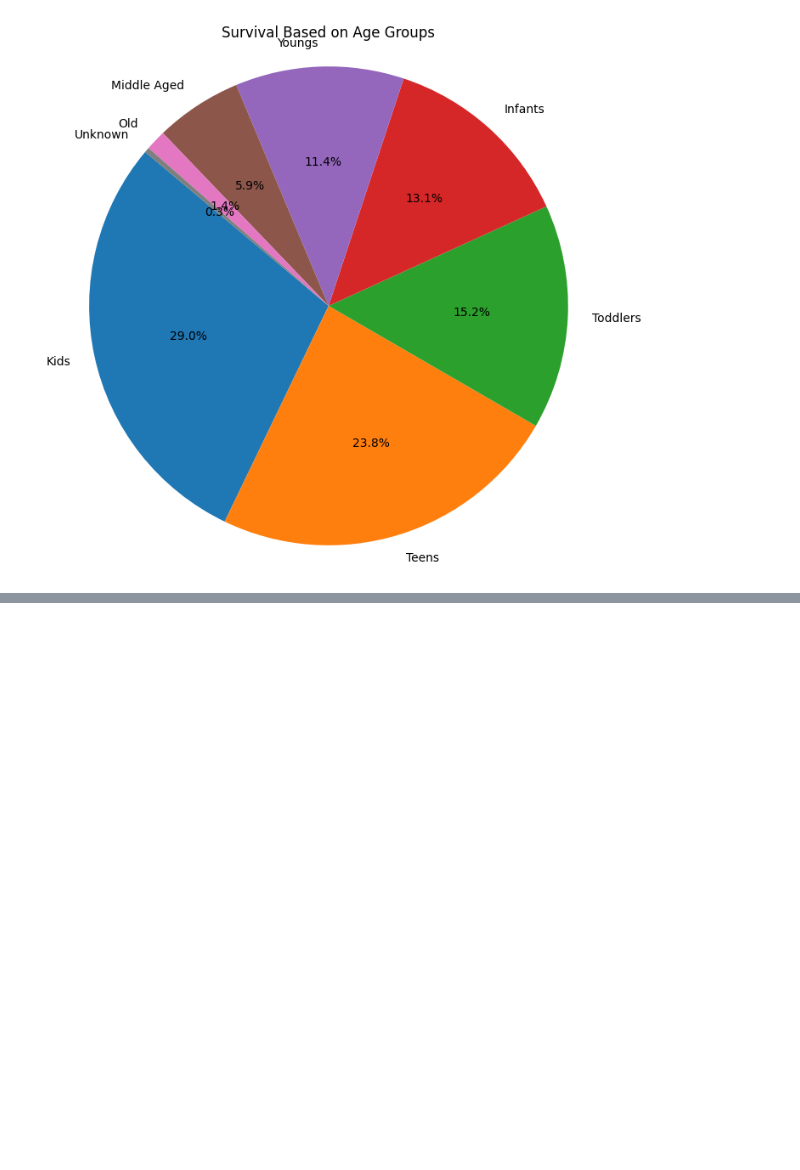
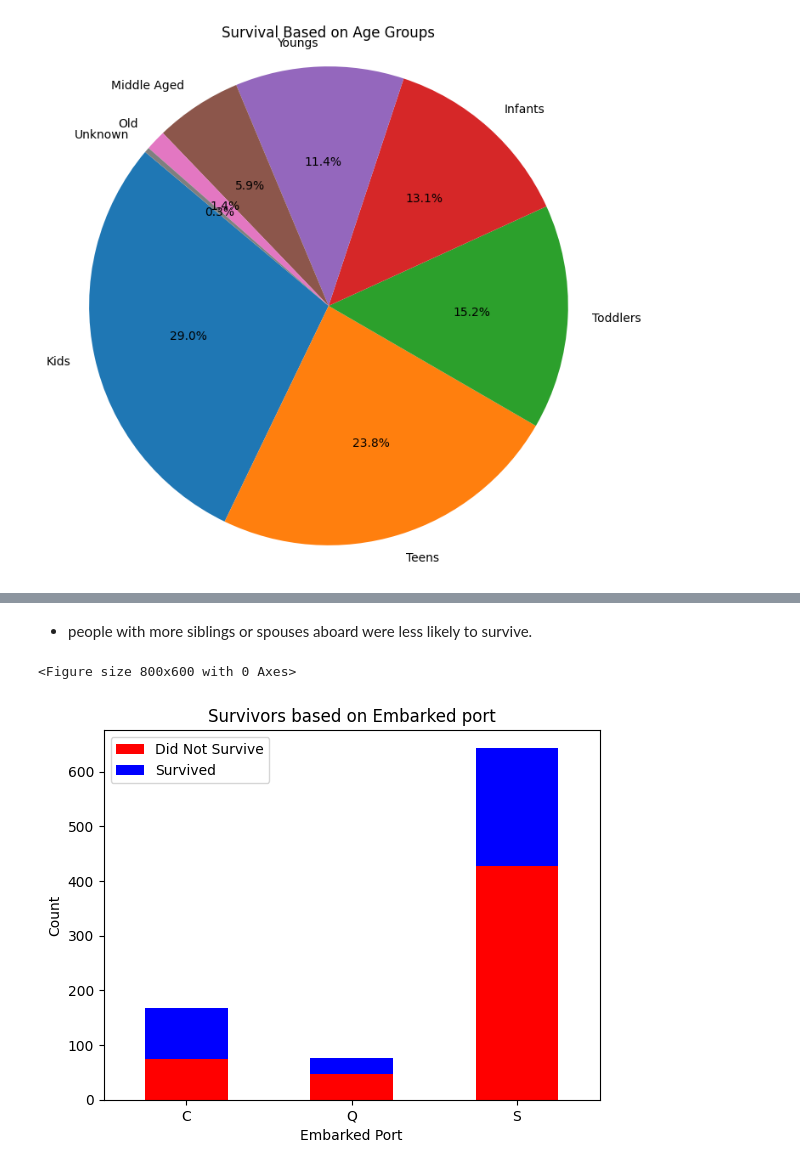
Before and after one commit to Rishabh-Devadiga/Data-Science-Lab, a Jupyter notebook: exploratory-data-analysis/TitanicSurvival.ipynb, the cells around one changed output, grey strips where cells are left out. Cells and saved outputs as stored; diff of their text form; code cells hidden in the pictures; blank space fills up the shorter version.

```diff
--- a/exploratory-data-analysis/TitanicSurvival.ipynb
+++ b/exploratory-data-analysis/TitanicSurvival.ipynb
@@ -207,0 +240,18 @@ plt.show()
+# %% [markdown]
+- people with more siblings or spouses aboard were less likely to survive.
+# %%
+# Grouping data by 'Embarked' and 'Survived', and calculating the count of passengers
+survivors_by_embarked = train_set.groupby(['Embarked', 'Survived']).size().unstack()
+
+# Plot
+plt.figure(figsize = (8,6))
+survivors_by_embarked.plot(kind = 'bar', stacked = 'True', color = ['red', 'blue'])
+plt.title('Survivors based on Embarked port')
+plt.xlabel('Embarked Port')
+plt.ylabel('Count')
+plt.xticks(rotation = 0)
+plt.legend(['Did Not Survive', 'Survived'], loc = 'upper left')
+plt.show()
+# %% [output]
+<Figure size 800x600 with 0 Axes>
+[figure, added]
```
Also changed, not shown: parts of 8 cells of this notebook.
